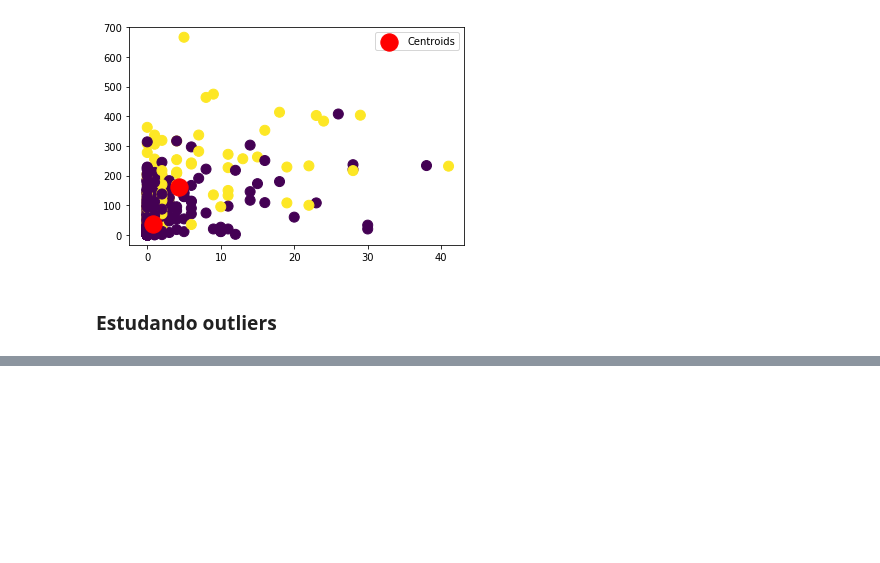
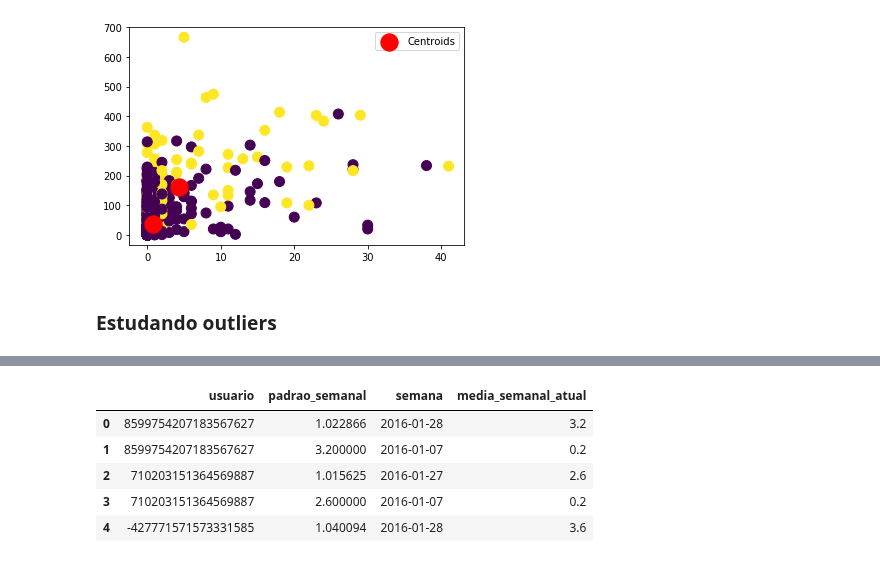
Before and after one commit to Docinho/guardiansAnalytics, a Jupyter notebook: src/analiseAluno.ipynb, the cells around one changed output, grey strips where cells are left out. Cells and saved outputs as stored; diff of their text form; code cells hidden in the pictures; blank space fills up the shorter version.

```diff
--- a/src/analiseAluno.ipynb
+++ b/src/analiseAluno.ipynb
@@ -614,7 +616,7 @@ outliers.head()
 
 # consideraremos a media de acesso por semana
 qtdDiasIntervalo = 7
-
+variacaoComportamento = pd.DataFrame(columns=['usuario', 'padrao_semanal', 'semana', 'media_semanal_atual'])
 outliers_usuarios = outliers['usuario'].unique()
 #iterando sobre cada usuario outlier
 for usuario in outliers_usuarios:
@@ -656,9 +658,12 @@ for usuario in outliers_usuarios:
         # verificando se a data teve algum acesso por qualquer outro outlier
         if not dataLaco in desconsiderarDatas:
             if (dataLaco -data_Vez).days >= qtdDiasIntervalo:
+                # verificando se o comportamento é diferente do usual
                 if acessoSemanaAtual/5 < mediaSemana *0.5 or acessoSemanaAtual/5 > mediaSemana * 1.5:
-                    print("Usuario: " , usuario , " Média semanal (padrão considerado): " , mediaSemana , ". Média da semana ",
-                          data_Vez, " " , acessoSemanaAtual/5)
+                    variacaoComportamento = variacaoComportamento.append({'usuario': usuario, 'padrao_semanal': mediaSemana , 'semana':
+                          data_Vez, 'media_semanal_atual': acessoSemanaAtual/5}, ignore_index=True)
+                    # atualizando comportamento comum do usuario
+                    mediaSemana = acessoSemanaAtual/5
 
                 data_Vez += relativedelta(day=7)
                 acessoSemanaAtual = 0
@@ -692,0 +671,9 @@ Usuario:  7102031513645698
+# %%
+variacaoComportamento.head()
+# %% [output]
+|  | usuario | padrao_semanal | semana | media_semanal_atual |
+| 0 | 8599754207183567627 | 1.022866 | 2016-01-28 | 3.2 |
+| 1 | 8599754207183567627 | 3.200000 | 2016-01-07 | 0.2 |
+| 2 | 710203151364569887 | 1.015625 | 2016-01-27 | 2.6 |
+| 3 | 710203151364569887 | 2.600000 | 2016-01-07 | 0.2 |
+| 4 | -427771571573331585 | 1.040094 | 2016-01-28 | 3.6 |
```
Also changed, not shown: parts of 5 cells of this notebook.
